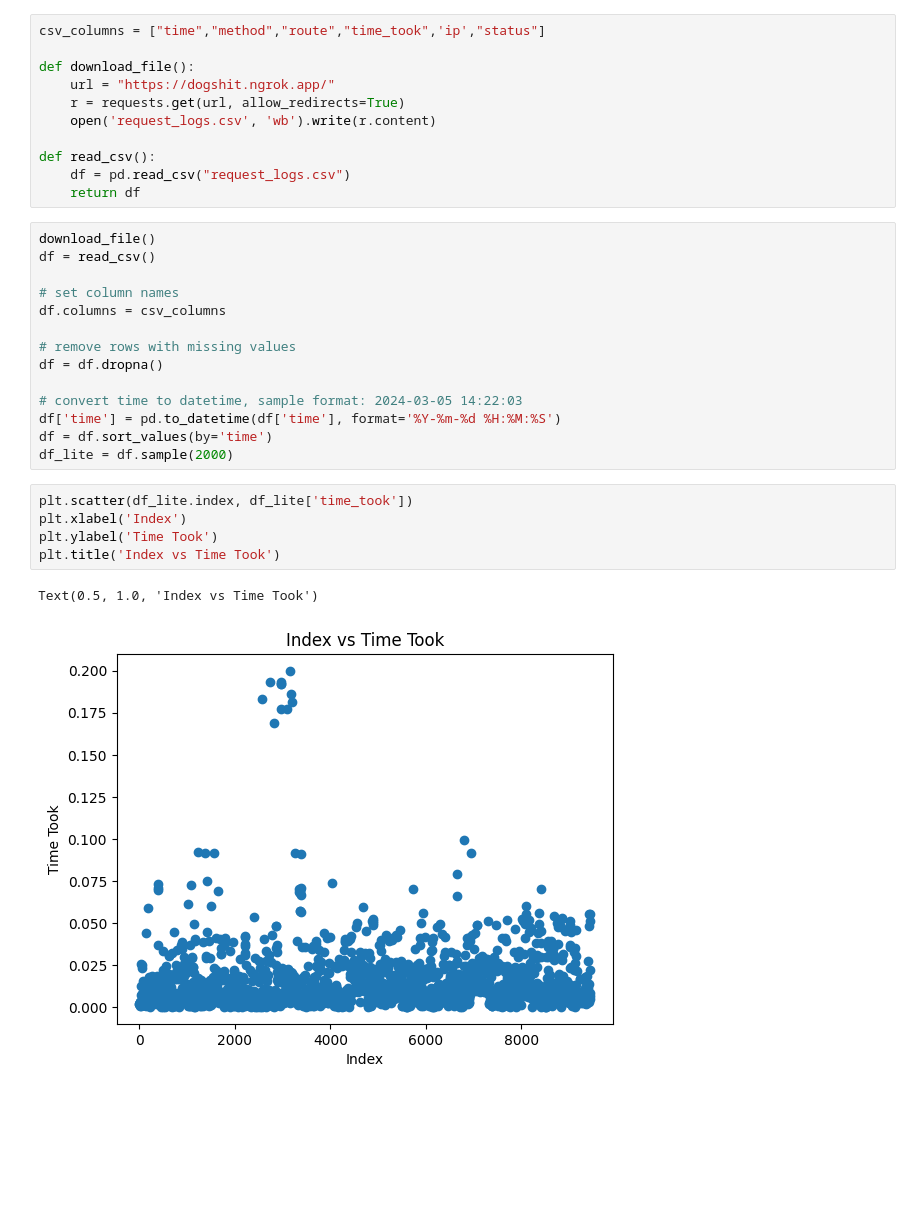
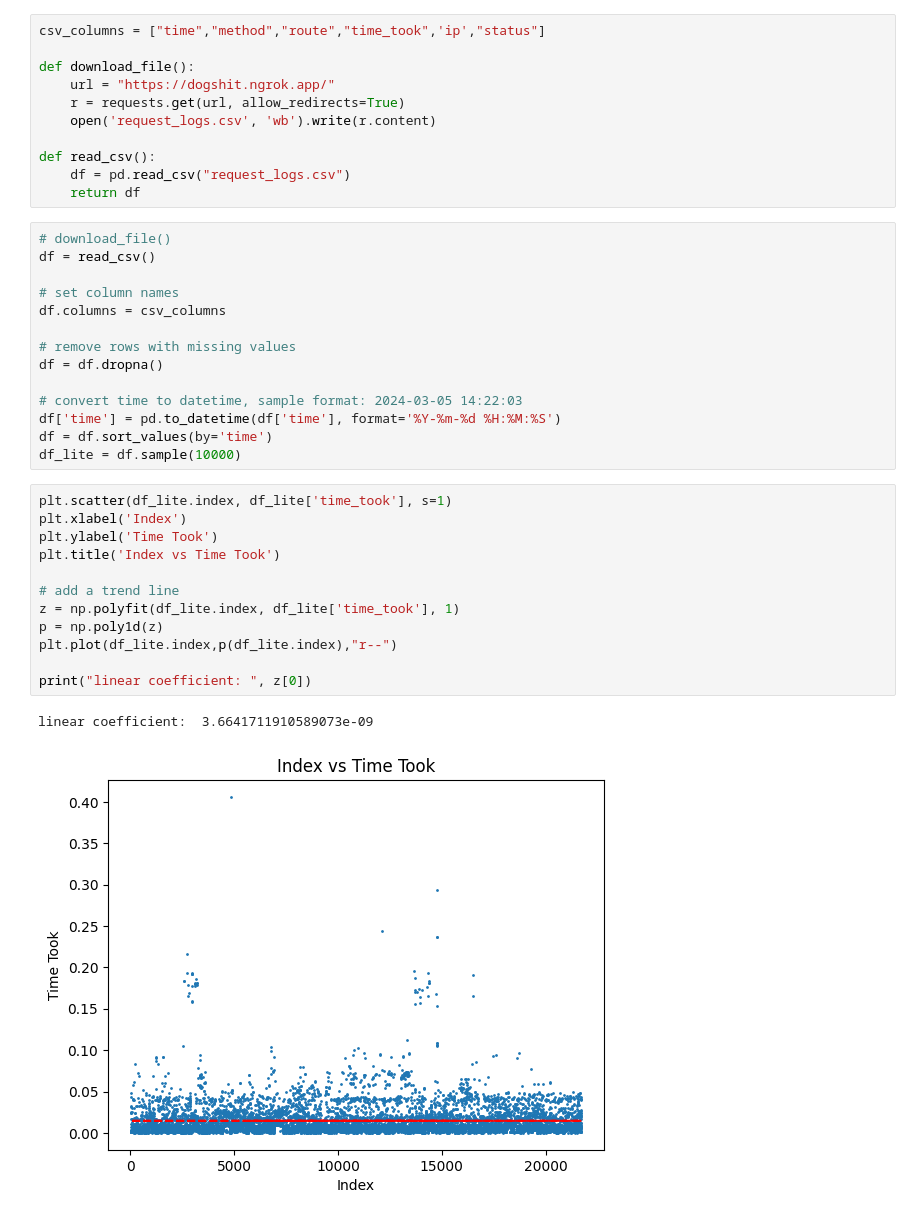
Before and after one commit to SteveIsnthere/api_stats, a Jupyter notebook: main.ipynb, the cells around one changed output. Cells and saved outputs as stored; diff of their text form; blank space fills up the shorter version.

```diff
--- a/main.ipynb
+++ b/main.ipynb
@@ -17,7 +18,7 @@ def read_csv():
     df = pd.read_csv("request_logs.csv")
     return df
 # %%
-download_file()
+# download_file()
 df = read_csv()
 
 # set column names
@@ -29,15 +30,22 @@ df = df.dropna()
 # convert time to datetime, sample format: 2024-03-05 14:22:03
 df['time'] = pd.to_datetime(df['time'], format='%Y-%m-%d %H:%M:%S')
 df = df.sort_values(by='time')
-df_lite = df.sample(2000)
+df_lite = df.sample(10000)
 # %%
-plt.scatter(df_lite.index, df_lite['time_took'])
+plt.scatter(df_lite.index, df_lite['time_took'], s=1)
 plt.xlabel('Index')
 plt.ylabel('Time Took')
 plt.title('Index vs Time Took')
+
+# add a trend line
+z = np.polyfit(df_lite.index, df_lite['time_took'], 1)
+p = np.poly1d(z)
+plt.plot(df_lite.index,p(df_lite.index),"r--")
+
+print("linear coefficient: ", z[0])
 # %% [output]
-Text(0.5, 1.0, 'Index vs Time Took')
+linear coefficient:  3.6641711910589073e-09
-[figure, old version]
+[figure, new version]
 # %%
 d = pd.DataFrame()
 _df = df.copy()
```
Also changed, not shown: parts of 3 cells of this notebook, 1 other file.
